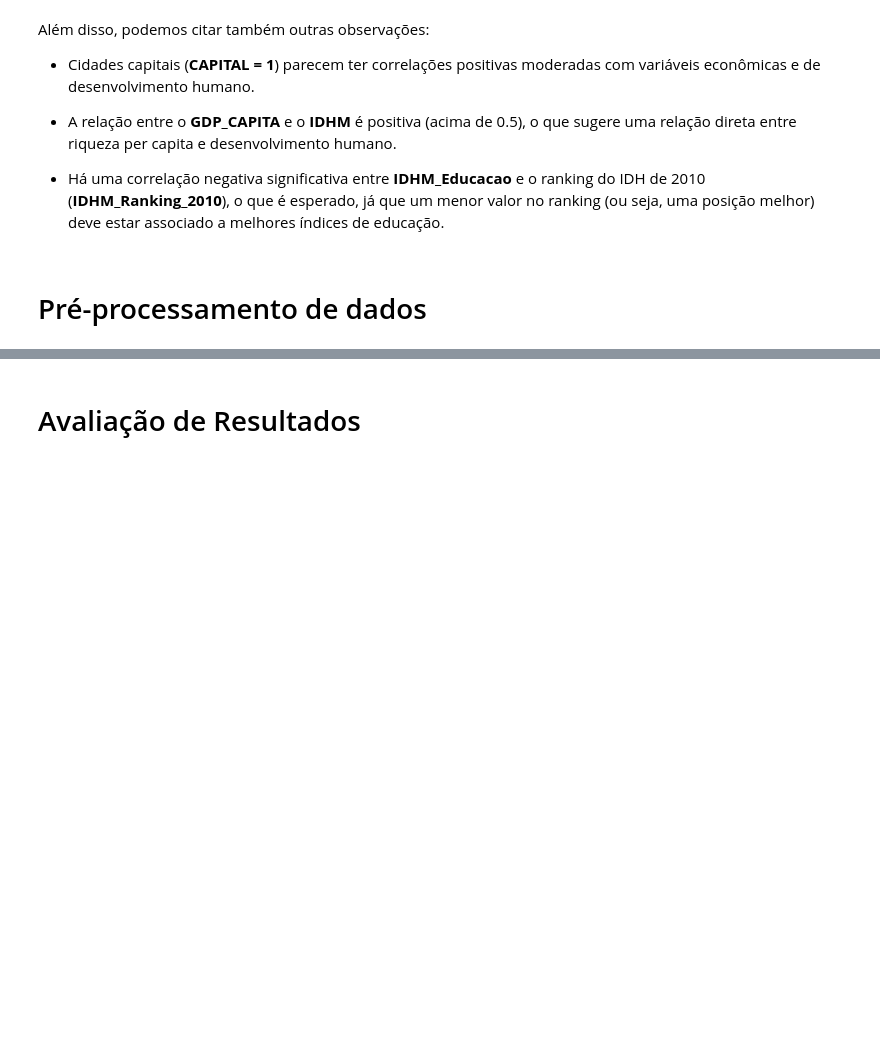
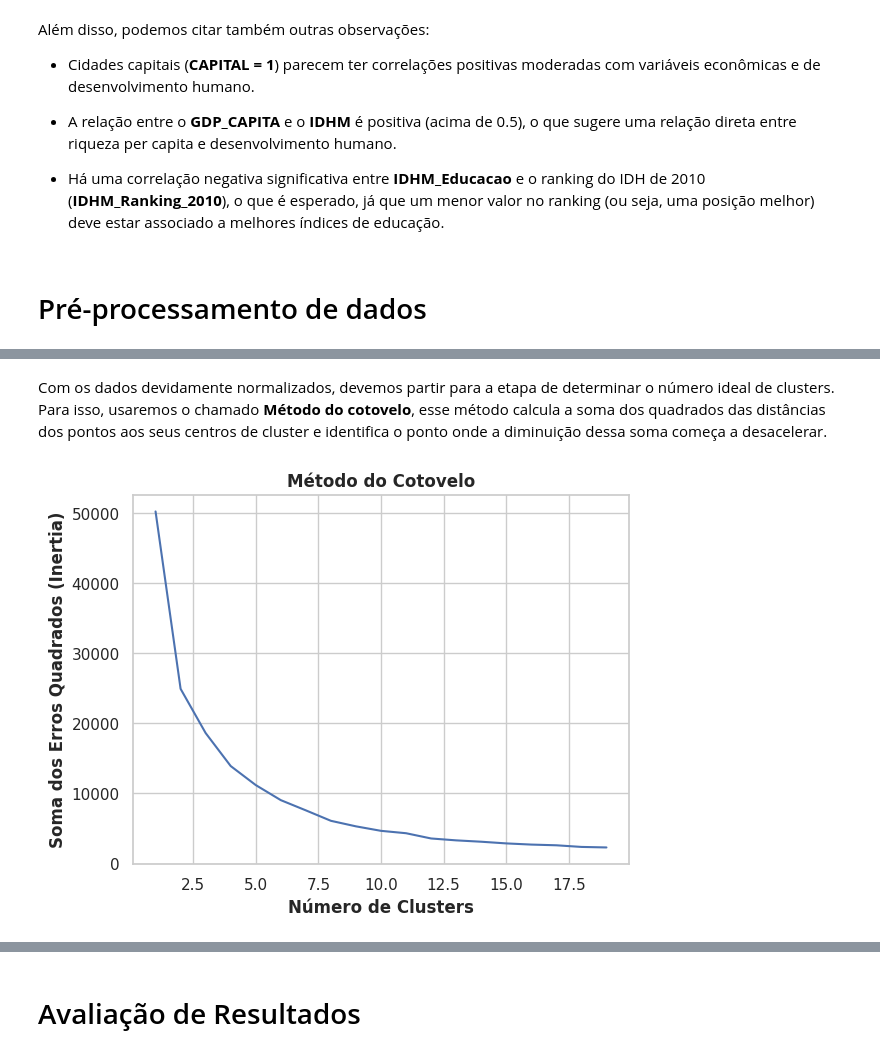
Before and after one commit to bernardosnap/MVP---Sprint-An-lise-de-Dados-e-Boas-Pr-ticas, a Jupyter notebook: Análise_de_Dados_Cidades_Brasileiras.ipynb, the cells around one changed output, grey strips where cells are left out. Cells and saved outputs as stored; diff of their text form; code cells hidden in the pictures; blank space fills up the shorter version.

```diff
--- a/Análise_de_Dados_Cidades_Brasileiras.ipynb
+++ b/Análise_de_Dados_Cidades_Brasileiras.ipynb
@@ -775,0 +542,26 @@ Sem tratamento de missings: knn-norm - Melhor: 0.994566 usando {'KNN__metric': '
+# %%
+# Variáveis de interesse
+columns = ['GVA_AGROPEC', 'GVA_INDUSTRY', 'GVA_SERVICES', 'GVA_PUBLIC', 'GVA_TOTAL','TAXES', 'GDP', 'GDP_CAPITA', 'MUN_EXPENDIT']
+data = cidadesBR[columns]
+
+# Normalizar os dados
+scaler = StandardScaler()
+data_scaled = scaler.fit_transform(data)
+# %% [markdown]
+Com os dados devidamente normalizados, devemos partir para a etapa de determinar o número ideal de clusters. Para isso, usaremos o chamado **Método do cotovelo**, esse método calcula a soma dos quadrados das distâncias dos pontos aos seus centros de cluster e identifica o ponto onde a diminuição dessa soma começa a desacelerar.
+# %%
+# Método do cotovelo
+sse = []
+for k in range(1, 20):
+    kmeans = KMeans(n_clusters=k, random_state=42)
+    kmeans.fit(data_scaled)
+    sse.append(kmeans.inertia_)
+
+# Plotar o gráfico do cotovelo
+plt.plot(range(1, 20), sse)
+plt.xlabel('Número de Clusters', fontweight='bold')
+plt.ylabel('Soma dos Erros Quadrados (Inertia)', fontweight='bold')
+plt.title('Método do Cotovelo', fontweight='bold')
+plt.show()
+# %% [output]
+[figure, added]
```
Also changed, not shown: parts of 17 cells of this notebook.
